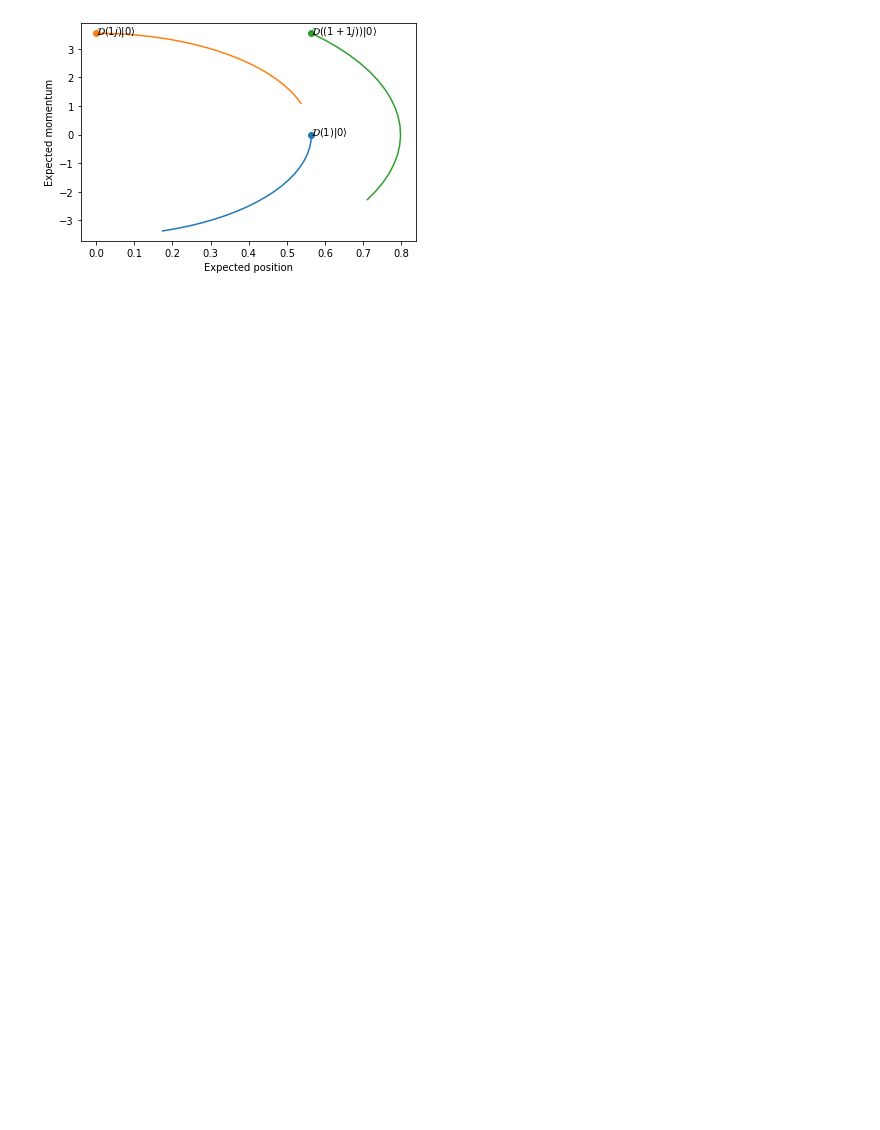
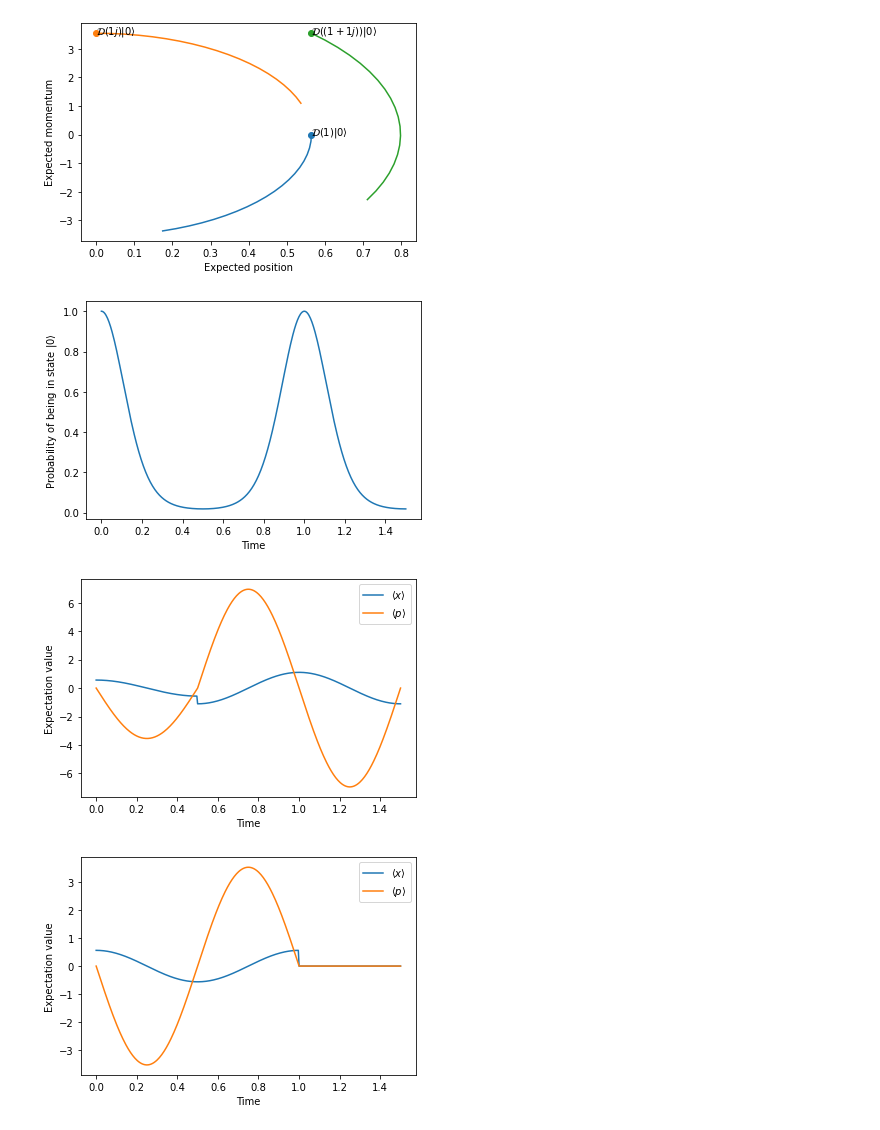
Before and after one commit to nathansolomon1678/notes, a Jupyter notebook: PHYSICS245/hw5/notebook.ipynb, the cells around one changed output. Saved outputs shown, nothing was run; the diff lists cells and outputs as text; code cells hidden in the pictures; blank space fills up the shorter version.

```diff
--- a/PHYSICS245/hw5/notebook.ipynb
+++ b/PHYSICS245/hw5/notebook.ipynb
@@ -8,14 +8,13 @@ N = 10
 m = 1
 omega = 2 * np.pi
 hbar = 1
-def coherent_state(alpha):
-    return qt.displace(N, alpha) * qt.basis(N, 0)
+
 a = qt.destroy(N)
 x = np.sqrt(hbar / 2 / m / omega) * (a + a.dag())
 p = (-1j) * np.sqrt(hbar * m * omega / 2) * (a - a.dag())
 
 for alpha in [1, 1j, 1+1j]:
-    Psi = coherent_state(alpha)
+    Psi = qt.coherent(N, alpha)
     expected_x = qt.expect(x, Psi)
     expected_p = qt.expect(p, Psi)
     plt.scatter(expected_x, expected_p)
@@ -23,13 +22,13 @@ for alpha in [1, 1j, 1+1j]:
 # Don't call plt.show() yet, because we want to see how these states change in time
 
 def U(t):
-    return (-1j * omega * t * (a.dag() * a + qt.qeye(N) / 2.)).expm()
+    return (-1j * omega * t * (qt.num(N) + qt.qeye(N) / 2)).expm()
 
 for alpha in [1, 1j, 1+1j]:
     expected_x = []
     expected_p = []
     for t in np.linspace(0, 0.2, 20):
-        Psi = U(t) * coherent_state(alpha)
+        Psi = U(t) * qt.coherent(N, alpha)
         expected_x.append(qt.expect(x, Psi))
         expected_p.append(qt.expect(p, Psi))
     plt.plot(expected_x, expected_p)
@@ -38,3 +37,46 @@ plt.ylabel("Expected momentum")
 plt.show()
 # %% [output]
 [figure]
+# %%
+# Problem 3
+N = 10
+m = 1
+omega = 2 * np.pi
+hbar = 1
+
+a = qt.destroy(N)
+x = np.sqrt(hbar / 2 / m / omega) * (a + a.dag())
+p = -1j * np.sqrt(hbar * m * omega / 2) * (a - a.dag())
+H = hbar * omega * (qt.num(N) + qt.qeye(N) / 2)
+
+Psi = qt.coherent(N, 1)
+
+def U(t, t_w):
+    if t < t_w:
+        return (-1j*H*t/hbar).expm()
+    return (-1j*H*(t-t_w)/hbar).expm() * qt.displace(N,-1) * (-1j*H*t_w/hbar).expm()
+
+times = np.linspace(0, 1.5, 400)
+probabilities = [qt.expect(qt.basis(N, 0).proj(), U(t_w, t_w) * Psi) for t_w in times]
+plt.plot(times, probabilities)
+plt.xlabel("Time")
+plt.ylabel("Probability of being in state $|0\\rangle$")
+plt.show()
+
+def plot(t_w):
+    states = [U(t, t_w) * Psi for t in times]
+    positions = [qt.expect(x, state) for state in states]
+    momenta = [qt.expect(p, state) for state in states]
+    plt.xlabel("Time")
+    plt.ylabel("Expectation value")
+    plt.plot(times, positions, label = "$\\langle x \\rangle$")
+    plt.plot(times, momenta, label = "$\\langle p \\rangle$")
+    plt.legend()
+    plt.show()
+
+plot(0.5)
+plot(1)
+# %% [output]
+[figure, added]
+[figure, added]
+[figure, added]
```
Also changed, not shown: 9 other files.
